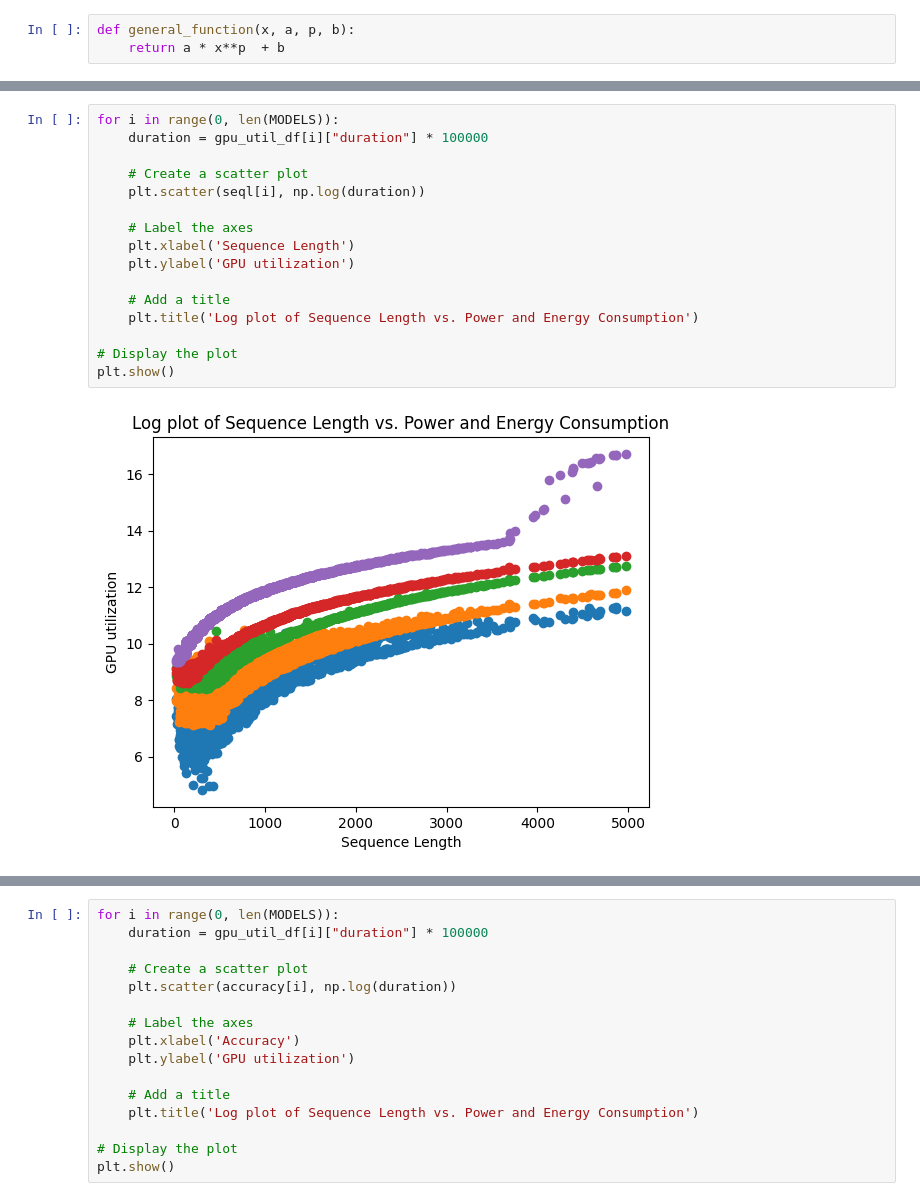
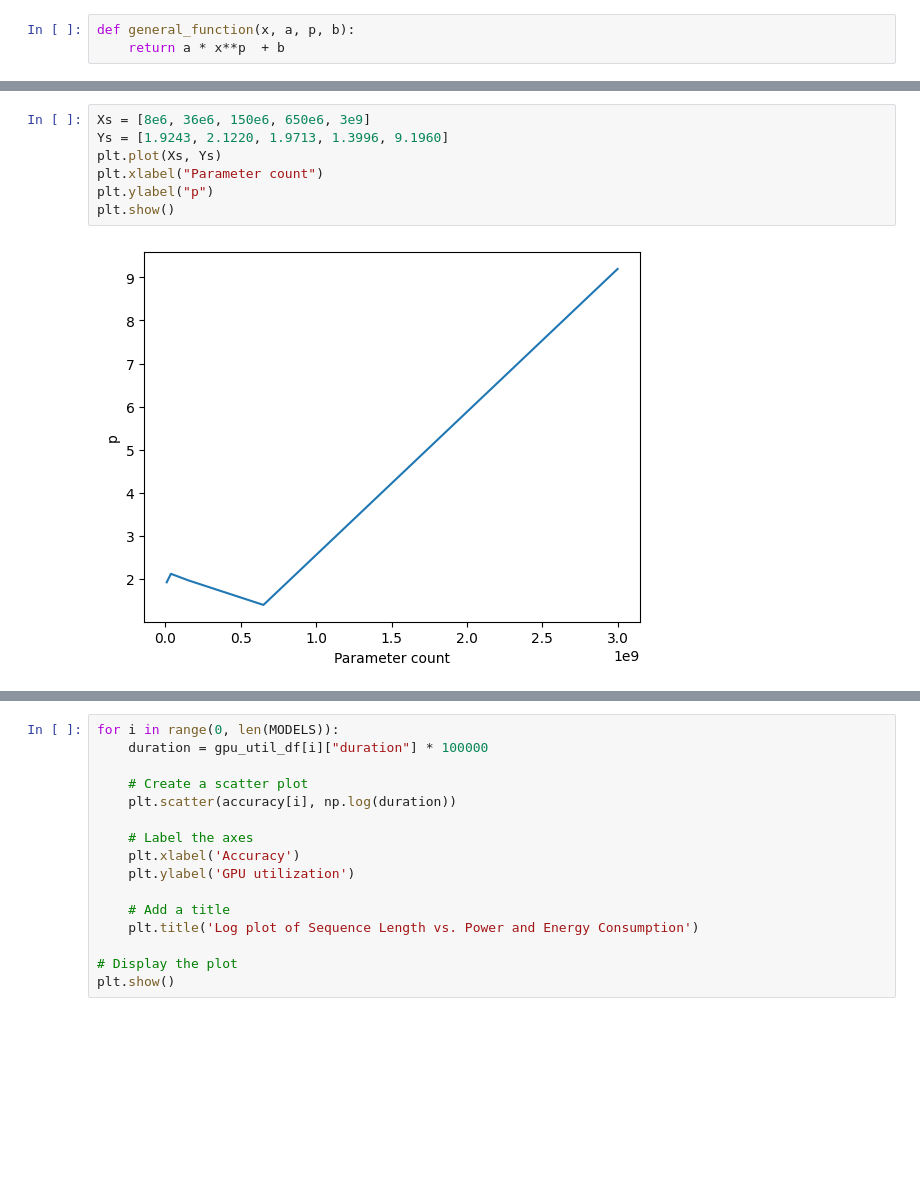
Before and after one commit to lgltan/ESM_Benchmark, a Jupyter notebook: plotter.ipynb, the cells around one changed output, grey strips where cells are left out. Saved outputs shown, nothing was run; the diff lists cells and outputs as text; blank space fills up the shorter version.

```diff
--- a/plotter.ipynb
+++ b/plotter.ipynb
@@ -226,18 +265,9 @@ plt.show()
-# %%
-for i in range(0, len(MODELS)):
-    duration = gpu_util_df[i]["duration"] * 100000
-
-    # Create a scatter plot
-    plt.scatter(seql[i], np.log(duration))
-
-    # Label the axes
-    plt.xlabel('Sequence Length')
-    plt.ylabel('GPU utilization')
-
-    # Add a title
-    plt.title('Log plot of Sequence Length vs. Power and Energy Consumption')
-
-# Display the plot
-plt.show()
-# %% [output]
-[figure, removed]
+# %%
+Xs = [8e6, 36e6, 150e6, 650e6, 3e9]
+Ys = [1.9243, 2.1220, 1.9713, 1.3996, 9.1960]
+plt.plot(Xs, Ys)
+plt.xlabel("Parameter count")
+plt.ylabel("p")
+plt.show()
+# %% [output]
+[figure, added]
```
Also changed, not shown: parts of 12 cells of this notebook, 1 other file.
